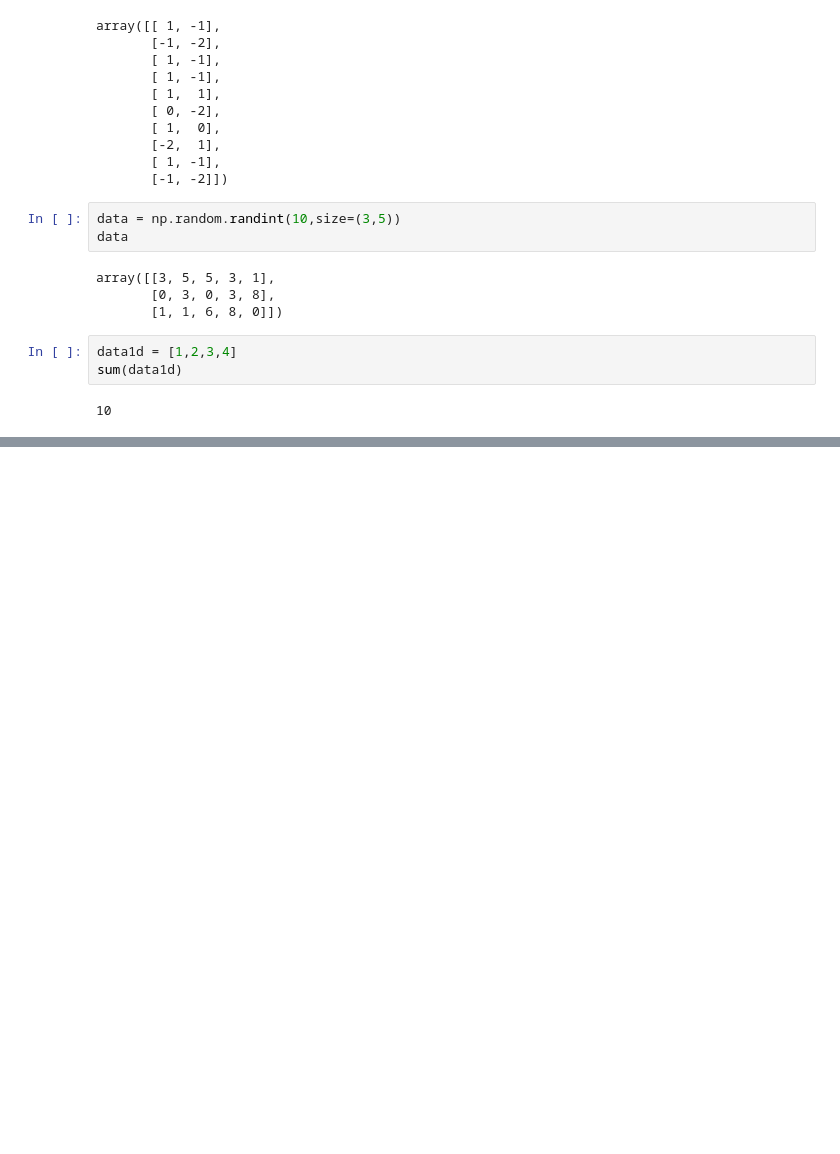
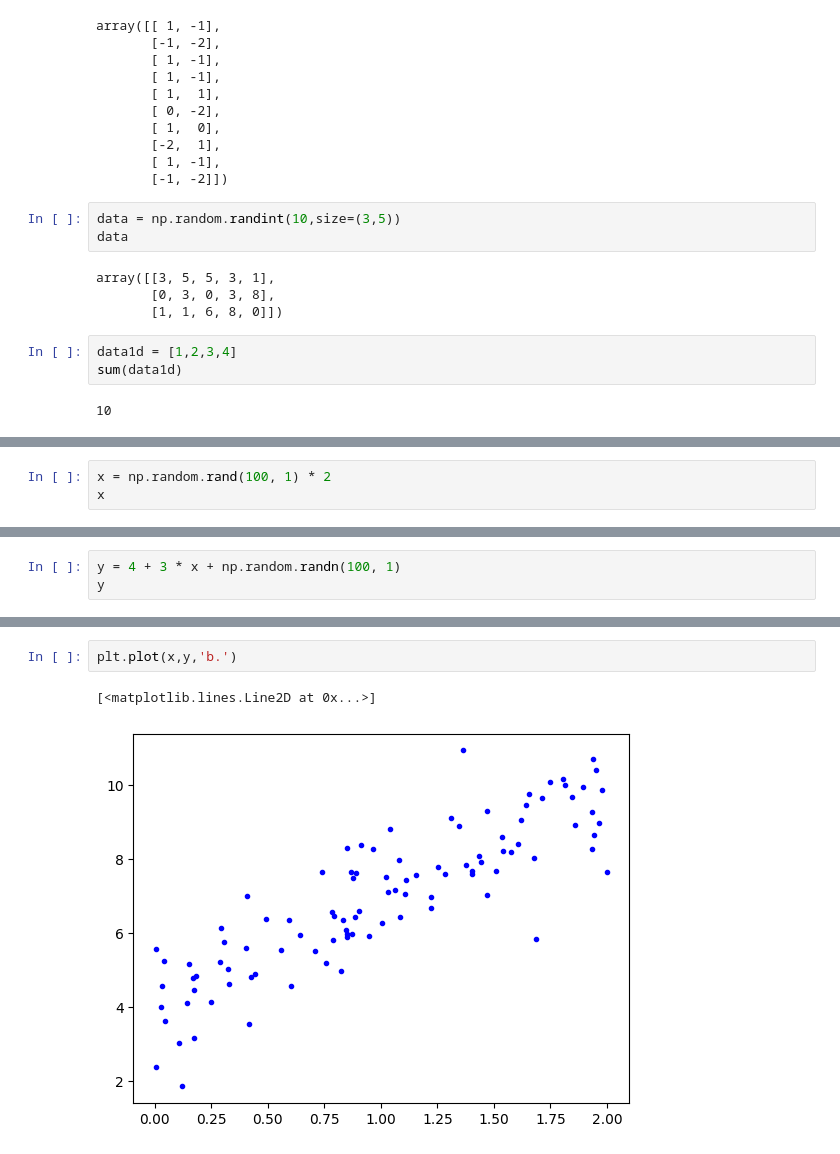
Before and after one commit to estateangela/PythonClass, a Jupyter notebook: BI0515.ipynb, the cells around one changed output, grey strips where cells are left out. Drawn from its saved outputs; the diff is of its cells as text; blank space fills up the shorter version.

```diff
--- a/BI0515.ipynb
+++ b/BI0515.ipynb
@@ -165,0 +340,3 @@ np.sum(data),np.max(data)
+# %%
+x = np.random.rand(100, 1) * 2
+x
@@ -165,0 +361,3 @@ np.sum(data),np.max(data)
+# %%
+y = 4 + 3 * x + np.random.randn(100, 1)
+y
@@ -165,0 +382,5 @@ np.sum(data),np.max(data)
+# %%
+plt.plot(x,y,'b.')
+# %% [output]
+[<matplotlib.lines.Line2D at 0x...>]
+[figure, added]
```
Also changed, not shown: parts of 34 cells of this notebook.
